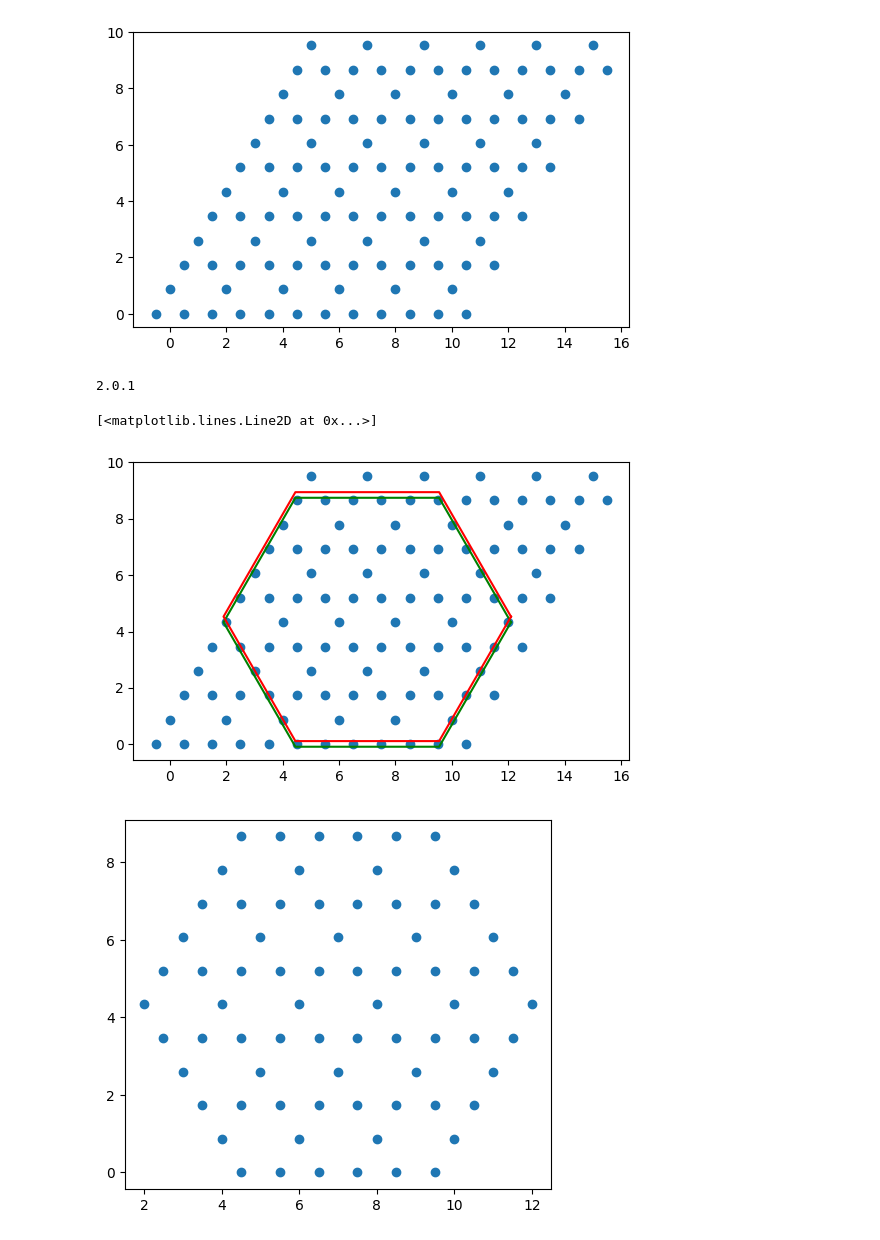
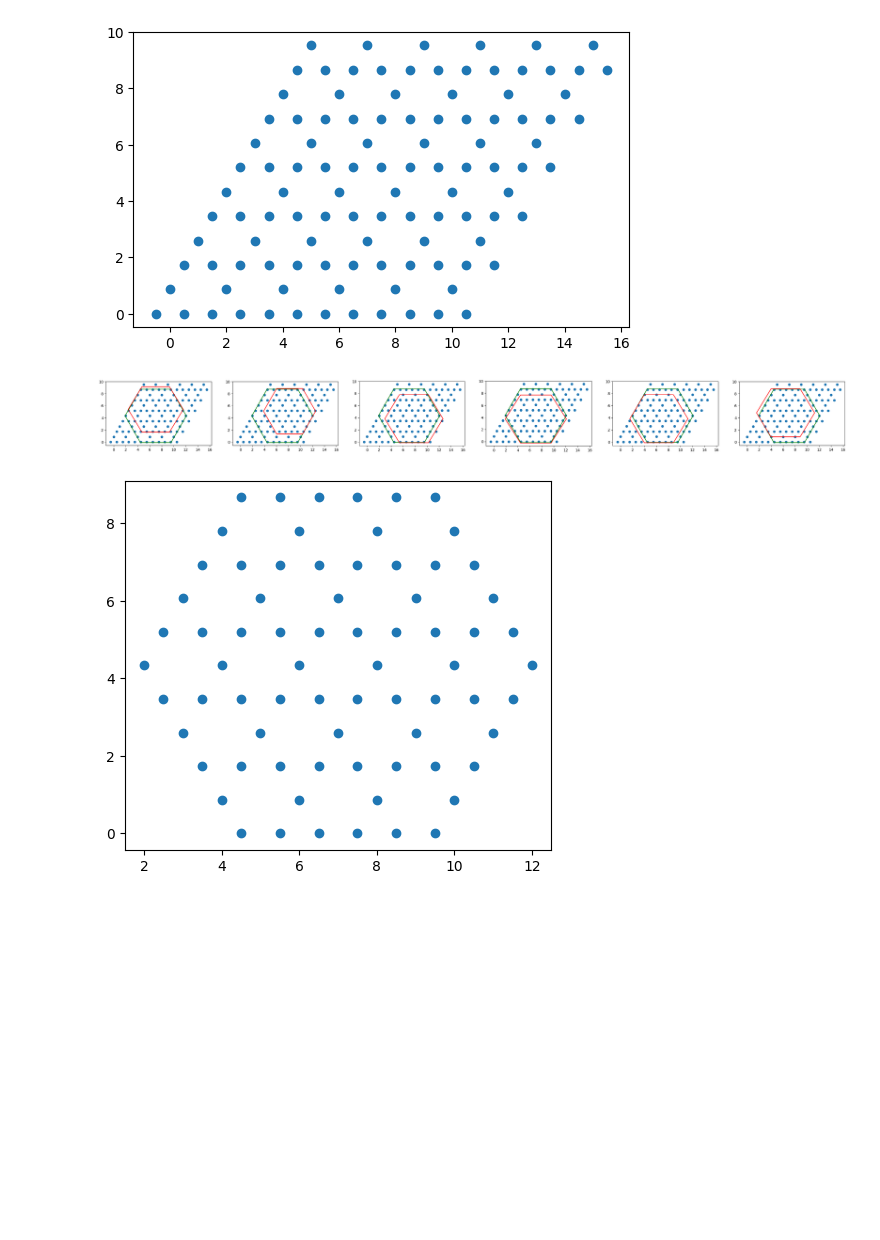
Before and after one commit to teng10/rydberg-vison, a Jupyter notebook: wip.ipynb, the cells around one changed output. Saved outputs shown, nothing was run; the diff lists cells and outputs as text; code cells hidden in the pictures; blank space fills up the shorter version.

```diff
--- a/wip.ipynb
+++ b/wip.ipynb
@@ -142,10 +127,3 @@ ax.scatter(my_x, my_y)
 ax.set_aspect("equal")
 # %% [output]
 [figure]
-# %%
-print(shapely.__version__)
-from shapely import affinity
-# %% [output]
-2.0.1
-# %%
-polygon2 = affinity.translate(polygon, xoff=0., yoff=0.2)
@@ -152,16 +159,18 @@ polygon2 = affinity.translate(polygon, xoff=0., yoff=0.2)
 # %%
 
-fig, ax = plt.subplots(1,1)
-my_x, my_y = lattice.convert_to_XY(BZ_kpoints)
-ax.scatter(my_x, my_y)
-ax.set_aspect("equal")
-x,y = polygon.exterior.xy
-x2,y2 = polygon2.exterior.xy
-ax.plot(x,y, c='g', label="cut boundary")
-ax.plot(x2,y2, c='r', label="cut boundary")
+fig, axes = plt.subplots(1,6, figsize=(6 *6, 8))
+for i, ax in enumerate(axes):
+    ax = axes[i]
+    my_x, my_y = lattice.convert_to_XY(BZ_kpoints)
+    ax.scatter(my_x, my_y)
+    ax.set_aspect("equal")
+    x,y = polygon.exterior.xy
+    polygon2 = ebSpecs.polygon_ebs[i]
+    x2,y2 = polygon2.exterior.xy
+    ax.plot(x,y, c='g', label="cut boundary")
+    ax.plot(x2,y2, c='r', label="cut boundary")
 # %% [output]
-[<matplotlib.lines.Line2D at 0x...>]
-[figure, old version]
+[figure, new version]
 # %%
 BZ_kpoints_cut = lattice.get_contained_pts_poly(BZ_kpoints, polygon)
 # %%
```
Also changed, not shown: parts of 21 cells of this notebook, 2 other files.
